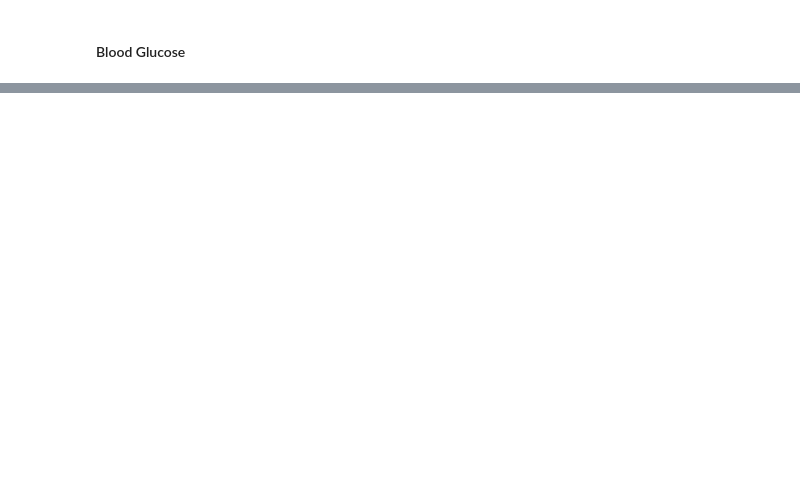
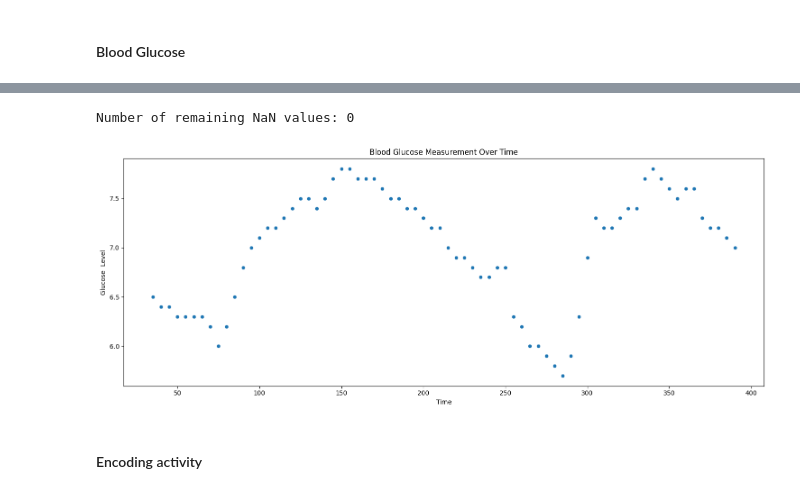
Before and after one commit to juliettemaes/Blood-Glucose-Prediction, a Jupyter notebook: src/brist1d_WANG.ipynb, the cells around one changed output, grey strips where cells are left out. Saved outputs shown, nothing was run; the diff lists cells and outputs as text; code cells hidden in the pictures; blank space fills up the shorter version.

Commit message:
Create window step and GRU model

```diff
--- a/src/brist1d_WANG.ipynb
+++ b/src/brist1d_WANG.ipynb
@@ -475,2 +268,0 @@ print(train[insulin_cols].head(10))
-# %%
-train[carbs_cols] = train[carbs_cols].fillna(0)
@@ -556,13 +268,0 @@ plt.show()
-# %%
-from sklearn.preprocessing import MinMaxScaler
-# Select the columns to be normalised
-columns_to_normalize = bg_cols + insulin_cols + carbs_cols + hr_cols + activity_cols + steps_cols
-
-# MinMaxScaler
-scaler = MinMaxScaler()
-
-# Normaliser selected columns
-train[columns_to_normalize] = scaler.fit_transform(train[columns_to_normalize])
-
-# Check the normalised columns
-print(train[columns_to_normalize].head())
@@ -631,0 +272,16 @@ array([15.1, 0.0417, 0.0, 77.28500686042159, nan, nan, 16.0,
+# %%
+def actual_time(df, col_var):
+    df[['hours', 'minutes']] = df[col_var].str.extract('(-?\d+):(\d+)')
+    df['time_diff'] = df['hours'].astype(int) * 60 - df['minutes'].astype(int)
+
+    # Calculate actual time in minutes for each bg measurement
+    df['actual_time'] = df['time_min'] + df['time_diff']
+
+    df = df.drop(columns=['hours', 'minutes', 'time_diff'])
+
+    return df
+# %%
+bg_columns = [col for col in train.columns if col.startswith('bg-')]
+bg_df = pd.melt(train, id_vars=['id', 'time_min'], value_vars=bg_columns, var_name='bg_time', value_name='bg_value')
+bg_df = actual_time(bg_df, 'bg_time')
+bg_df.head(10)
@@ -631,0 +300,16 @@ array([15.1, 0.0417, 0.0, 77.28500686042159, nan, nan, 16.0,
+# %%
+nan_count = bg_df['bg_value'].isna().sum()
+print(f"\nNumber of remaining NaN values: {nan_count}")
+
+plt.figure(figsize=(15, 6))
+sns.scatterplot(x='actual_time', y='bg_value', data=bg_df[bg_df["id"] == "p03_5"])
+plt.title('Blood Glucose Measurement Over Time')
+plt.xlabel('Time')
+plt.ylabel('Glucose  Level')
+plt.tight_layout()
+plt.show()
+# %% [output]
+Number of remaining NaN values: 0
+[figure, added]
+# %% [markdown]
+#### Encoding activity
```
Also changed, not shown: parts of 58 cells of this notebook.
